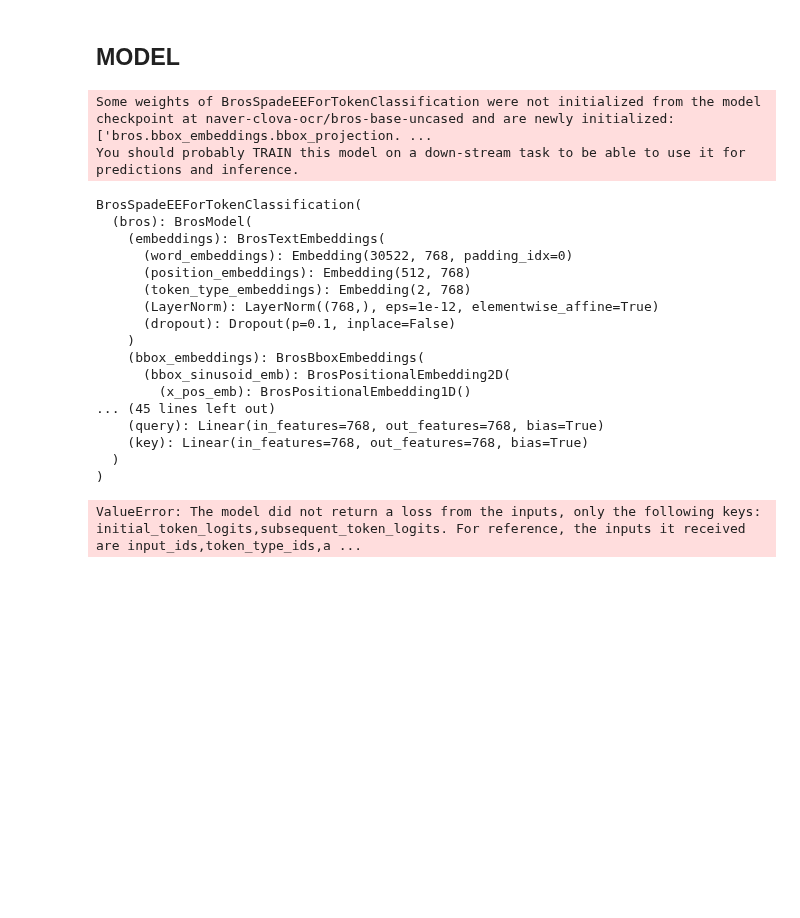
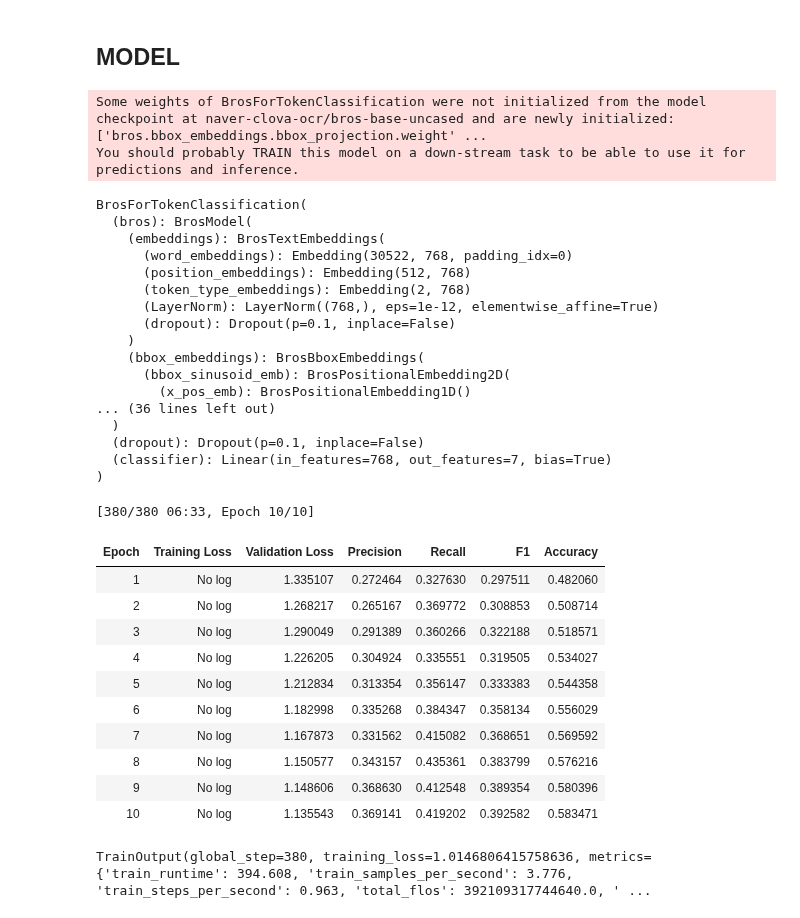
Before and after one commit to adamserag1/Interpretability-for-VRDU-models, a Jupyter notebook: finetuning/BROS.ipynb, the cells around one changed output. Saved outputs shown, nothing was run; the diff lists cells and outputs as text; code cells hidden in the pictures; blank space fills up the shorter version.

```diff
--- a/finetuning/BROS.ipynb
+++ b/finetuning/BROS.ipynb
@@ -115,3 +111,6 @@ def tokenize(example):
 # %%
-train_dataset = funsd["train"].map(tokenize, batched=True, remove_columns=funsd["train"].column_names)
-val_dataset = funsd["test"].map(tokenize, batched=True, remove_columns=funsd["train"].column_names)
+train_dataset = funsd["train"].map(tokenize_words, batched=True, remove_columns=funsd["train"].column_names)
+val_dataset = funsd["test"].map(tokenize_words, batched=True, remove_columns=funsd["train"].column_names)
+
+train_dataset.set_format("torch")
+val_dataset.set_format("torch")
@@ -182,13 +117,14 @@ encoded_funsd_val = funsd["test"].map(
 # %% [markdown]
 ## MODEL
 # %%
-model = BrosSpadeEEForTokenClassification.from_pretrained("naver-clova-ocr/bros-base-uncased", num_labels=len(label_list), id2label=id2label, label2id=label2id)
+from transformers import AutoModelForTokenClassification, BrosForTokenClassification
+model = AutoModelForTokenClassification.from_pretrained("naver-clova-ocr/bros-base-uncased", num_labels=len(label_list), id2label=id2label, label2id=label2id)
 device = torch.device("cuda" if torch.cuda.is_available() else "cpu")
 model.to(device)
 # %% [output]
-Some weights of BrosSpadeEEForTokenClassification were not initialized from the model checkpoint at naver-clova-ocr/bros-base-uncased and are newly initialized: ['bros.bbox_embeddings.bbox_projection. ...
+Some weights of BrosForTokenClassification were not initialized from the model checkpoint at naver-clova-ocr/bros-base-uncased and are newly initialized: ['bros.bbox_embeddings.bbox_projection.weight' ...
 You should probably TRAIN this model on a down-stream task to be able to use it for predictions and inference.
-BrosSpadeEEForTokenClassification(
+BrosForTokenClassification(
   (bros): BrosModel(
     (embeddings): BrosTextEmbeddings(
       (word_embeddings): Embedding(30522, 768, padding_idx=0)
@@ -200,14 +136,13 @@ BrosSpadeEEForTokenClassification(
     (bbox_embeddings): BrosBboxEmbeddings(
       (bbox_sinusoid_emb): BrosPositionalEmbedding2D(
         (x_pos_emb): BrosPositionalEmbedding1D()
-... (45 lines left out)
-    (query): Linear(in_features=768, out_features=768, bias=True)
-    (key): Linear(in_features=768, out_features=768, bias=True)
+... (36 lines left out)
   )
+  (dropout): Dropout(p=0.1, inplace=False)
+  (classifier): Linear(in_features=768, out_features=7, bias=True)
 )
 # %%
-from transformers import TrainingArguments, Trainer, DataCollatorForTokenClassification
-
+from transformers import TrainingArguments, Trainer, DefaultDataCollator
 training_args = TrainingArguments(
     output_dir="./bros-funsd-finetuned",
     eval_strategy="epoch",
@@ -221,13 +156,18 @@ training_args = TrainingArguments(
     push_to_hub=False,
 )
 
+# TODO: Increase learning rate to 5e-5
+# TODO: Increase batch size to 8/16
+
+
 # Data collator
-data_collator = DataCollatorForTokenClassification(tokenizer, padding=True)
+data_collator = DefaultDataCollator(return_tensors="pt")
 # %%
 metric = evaluate.load("seqeval")
+import numpy as np
 def compute_metrics(p):
   predictions, labels = p
-  predictions = np.argmax(predictions, axis=2)
+  predictions = np.argmax(predictions, axis=-1)
 
   true_preds = [
       [id2label[p] for (p, l) in zip(prediction, label) if l != -100]
@@ -248,14 +188,26 @@ def compute_metrics(p):
 # %%
 trainer = Trainer(
     model=model,
     args=training_args,
-    train_dataset=encoded_funsd_train,
-    eval_dataset=encoded_funsd_val,
+    train_dataset=train_dataset,
+    eval_dataset=val_dataset,
     data_collator=data_collator,
-    tokenizer=tokenizer,
+    processing_class=tokenizer,
     compute_metrics=compute_metrics,
 )
 ## ASK CHATGPT WHY NO TRAIN :(
 trainer.train()
 # %% [output]
-ValueError: The model did not return a loss from the inputs, only the following keys: initial_token_logits,subsequent_token_logits. For reference, the inputs it received are input_ids,token_type_ids,a ...
+[380/380 06:33, Epoch 10/10]
+| Epoch | Training Loss | Validation Loss | Precision | Recall | F1 | Accuracy |
+| 1 | No log | 1.335107 | 0.272464 | 0.327630 | 0.297511 | 0.482060 |
+| 2 | No log | 1.268217 | 0.265167 | 0.369772 | 0.308853 | 0.508714 |
+| 3 | No log | 1.290049 | 0.291389 | 0.360266 | 0.322188 | 0.518571 |
+| 4 | No log | 1.226205 | 0.304924 | 0.335551 | 0.319505 | 0.534027 |
+| 5 | No log | 1.212834 | 0.313354 | 0.356147 | 0.333383 | 0.544358 |
+| 6 | No log | 1.182998 | 0.335268 | 0.384347 | 0.358134 | 0.556029 |
+| 7 | No log | 1.167873 | 0.331562 | 0.415082 | 0.368651 | 0.569592 |
+| 8 | No log | 1.150577 | 0.343157 | 0.435361 | 0.383799 | 0.576216 |
+| 9 | No log | 1.148606 | 0.368630 | 0.412548 | 0.389354 | 0.580396 |
+| 10 | No log | 1.135543 | 0.369141 | 0.419202 | 0.392582 | 0.583471 |
+TrainOutput(global_step=380, training_loss=1.0146806415758636, metrics={'train_runtime': 394.608, 'train_samples_per_second': 3.776, 'train_steps_per_second': 0.963, 'total_flos': 392109317744640.0, ' ...
```
Also changed, not shown: parts of 9 cells of this notebook.
